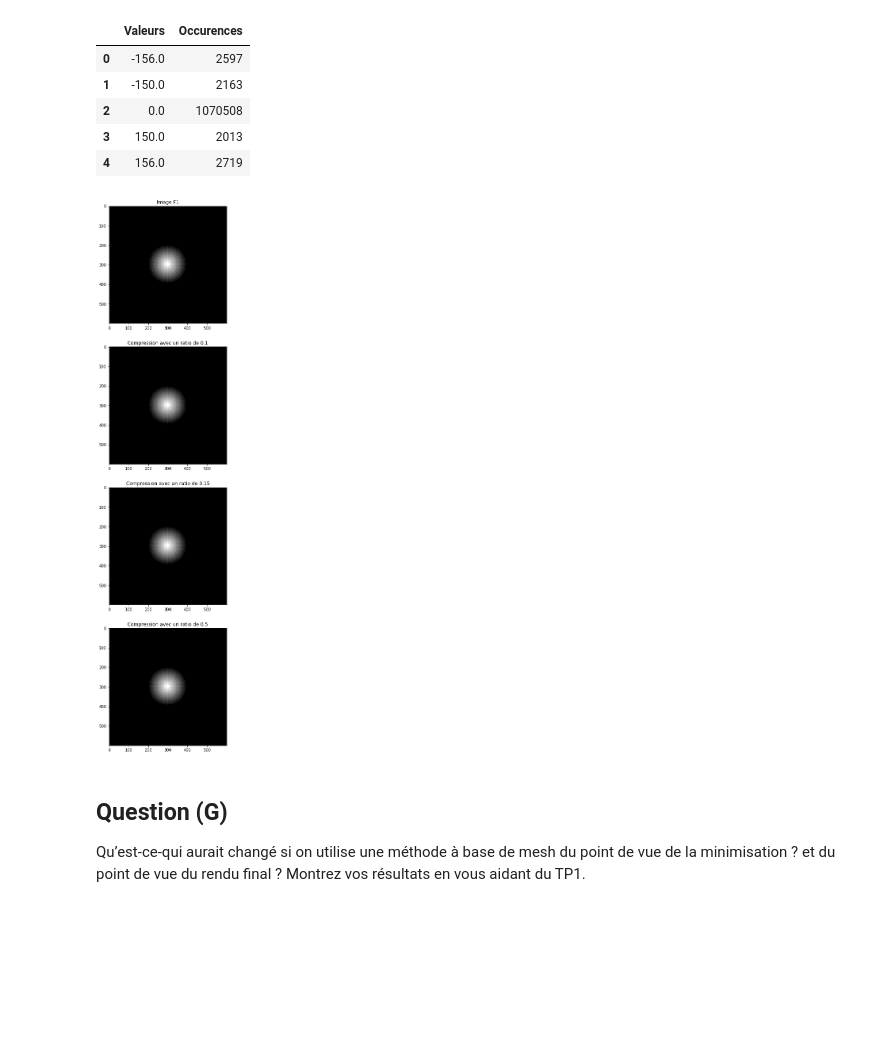
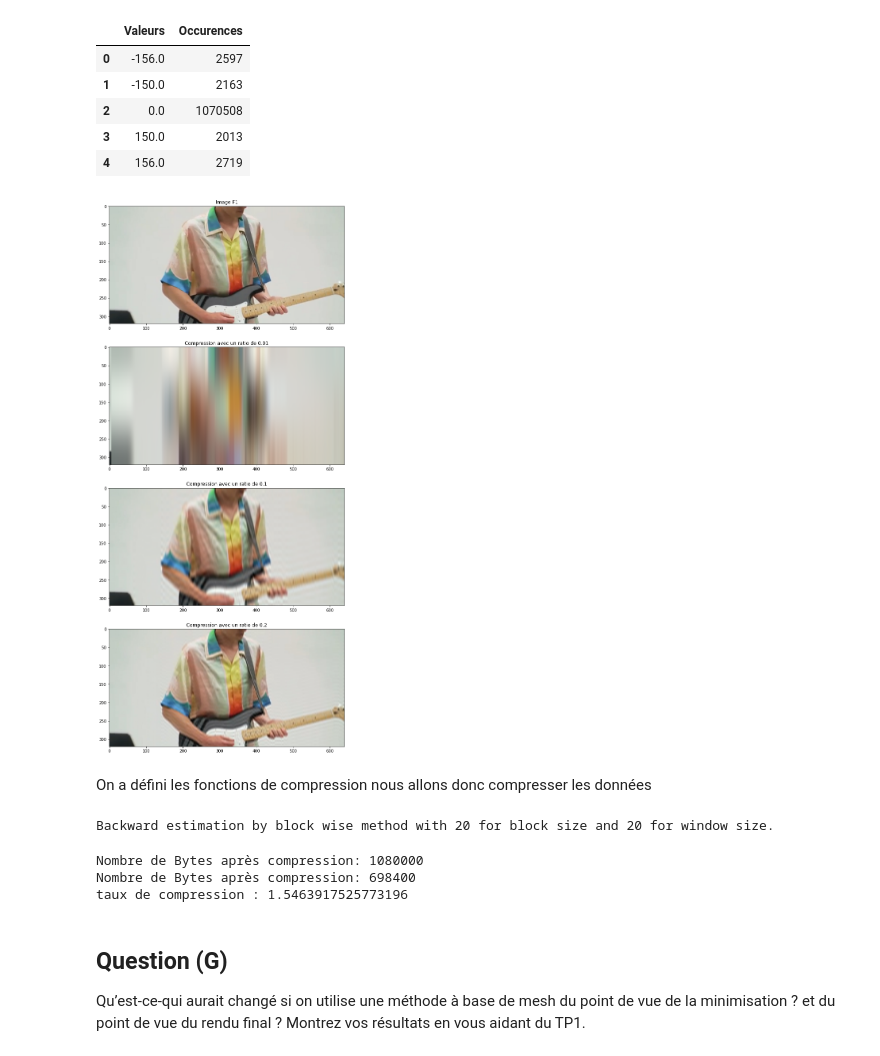
Before and after one commit to Bast-94/cv-practical-works-2023, a Jupyter notebook: tp2/notebook.ipynb, the cells around one changed output. Cells and saved outputs as stored; diff of their text form; code cells hidden in the pictures; blank space fills up the shorter version.

```diff
--- a/tp2/notebook.ipynb
+++ b/tp2/notebook.ipynb
@@ -407,37 +408,58 @@ def get_idct(coefficients:np.ndarray) -> np.ndarray:
     return fftpack.idct(fftpack.idct(coefficients.T, norm='ortho').T, norm='ortho')
 
 def get_reconstructed_image(raw:np.ndarray)->np.ndarray:
     """Reconstruit l'image à partir de `get_idct`
 
     Args:
         raw (np.ndarray): données brutes
 
     Returns:
         np.ndarray: image
     """
     img = raw.clip(0, 255)
     img = img.astype('uint8')
     return img
 
+
+def get_compressed_coeff(img_array:np.ndarray,compression_ratio:float,cut=False)->np.ndarray:
+    """Renvoie les coefficient compressé
+
+    Args:
+        img_array (np.ndarray): ndarray de l'image
+        compression_ratio (float): ratio de compression
+        cut (bool): Précise si on renvoie uniquement les coefficients non nul
+
+    Returns:
+        np.ndarray: coefficients compressés
+    """
+    coeff = get_dct(img=img_array)
+    num_coeff = int(compression_ratio*len(coeff))
+    h = int(compression_ratio*coeff.shape[0])
+    w = int(compression_ratio*coeff.shape[1])
+    coeff[h:,w:] = 0
+    if(cut):
+        return coeff[:h,:w]
+    return coeff
+
 def compress_img(img_array:np.ndarray,compression_ratio:float)->np.ndarray:
     """
     Compresse une image selon un ratio choisi
     Args:
         img_array (np.ndarray): ndarray de l'image
         compression_ratio (float): ratio de compression
 
     Returns:
         np.ndarray: image à laquelle on a appliqué la compression.
     """
-    coeff = get_dct(img_array)
-    num_coeff = int(compression_ratio*len(coeff))
-    coeff[num_coeff:] = 0
+    coeff = get_compressed_coeff(img_array,compression_ratio)
+
     return get_reconstructed_image(get_idct(coeff))
 fig,ax =plt.subplots(nrows=4,figsize=(20,25))
-ax[0].imshow(backward_estimator.f1)
+img_test = load_img_array('../images/LF016.jpg')
+ax[0].imshow(img_test)
 ax[0].set_title(f'Image F1')
-for index,compressing_ratio in enumerate([0.1,0.15,0.5],1):
-    ax[index].imshow(compress_img(backward_estimator.f1,compressing_ratio))
+for index,compressing_ratio in enumerate([0.01,0.1,0.20],1):
+    ax[index].imshow(compress_img(img_test,compressing_ratio))
     ax[index].set_title(f'Compression avec un ratio de {compressing_ratio}')
 # %% [output]
-[figure, old version]
+[figure, new version]
@@ -444,3 +473,24 @@ for index,compressing_ratio in enumerate([0.1,0.15,0.5],1):
+# %% [markdown]
+On a défini les fonctions de compression nous allons donc compresser les données
+# %%
+backward_estimator = BackWardEstimator(img_1_file_path,img_2_file_path,block_size=20,window_size=20)
+backward_estimator(display=False);
+# %% [output]
+Backward estimation by block wise method with 20 for block size and 20 for window size.
+# %%
+compression_ratio = 0.6
+f2_bytes = backward_estimator.f2.nbytes
+f1_compressed = get_compressed_coeff(backward_estimator.f1,compression_ratio=compressing_ratio,cut=True )
+epsilon_compressed = get_compressed_coeff(backward_estimator.get_epsilon(),compression_ratio=compressing_ratio,cut=True )
+vectors = np.asarray(backward_estimator.flow_vectors)
+total_compressed_bytes = f1_compressed.nbytes  + vectors.nbytes + epsilon_compressed.nbytes
+print(f"Nombre de Bytes après compression: {f2_bytes}")
+print(f"Nombre de Bytes après compression: {total_compressed_bytes}")
+print(f"taux de compression : {f2_bytes/total_compressed_bytes}")
+# %% [output]
+Nombre de Bytes après compression: 1080000
+Nombre de Bytes après compression: 698400
+taux de compression : 1.5463917525773196
 # %% [markdown]
 ## **Question (G)**
 Qu’est-ce-qui aurait changé si on utilise une méthode à base de mesh du point de vue de la minimisation ? et du point de vue du rendu final ? Montrez vos résultats en vous aidant du TP1.
```
Also changed, not shown: parts of 3 cells of this notebook, 1 other file.
